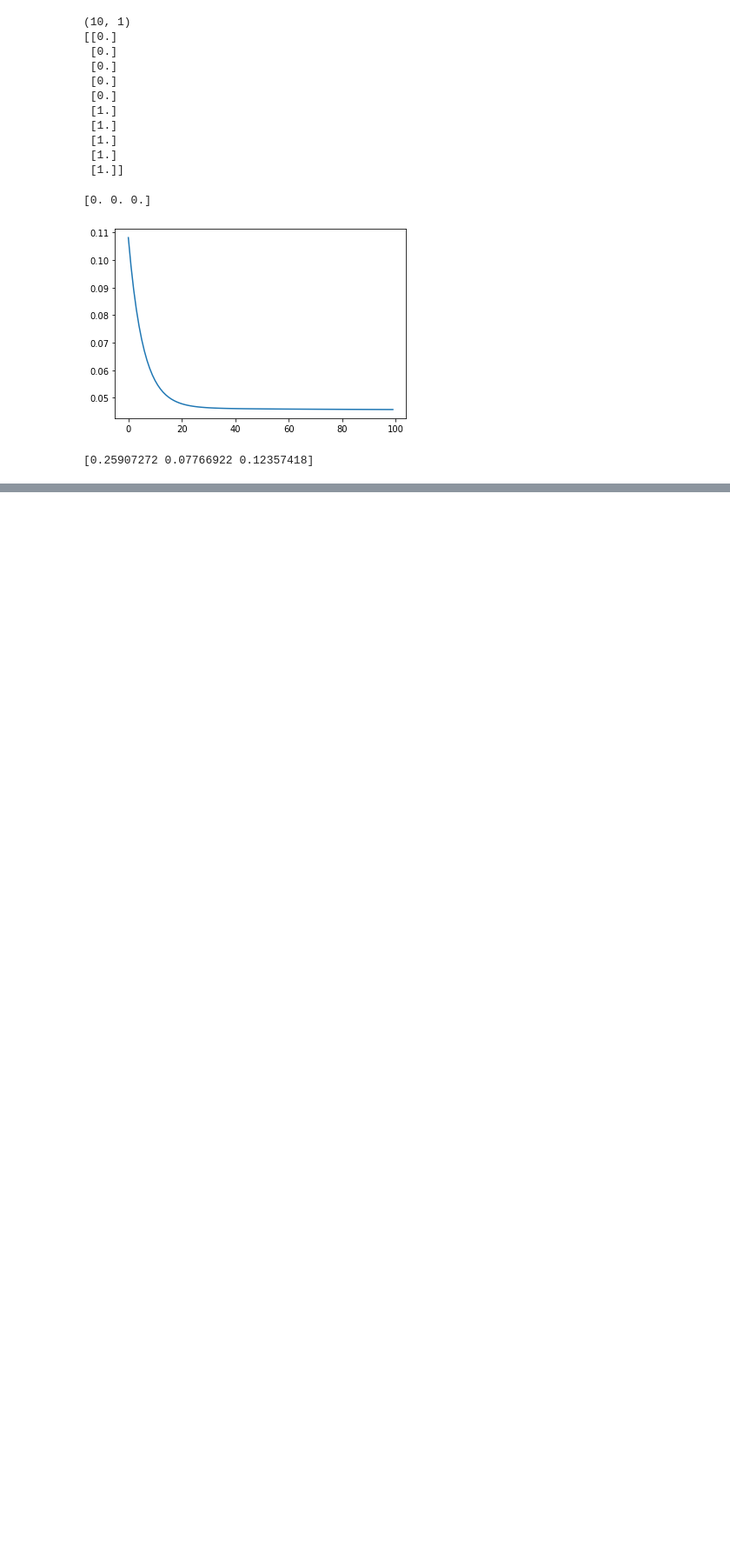
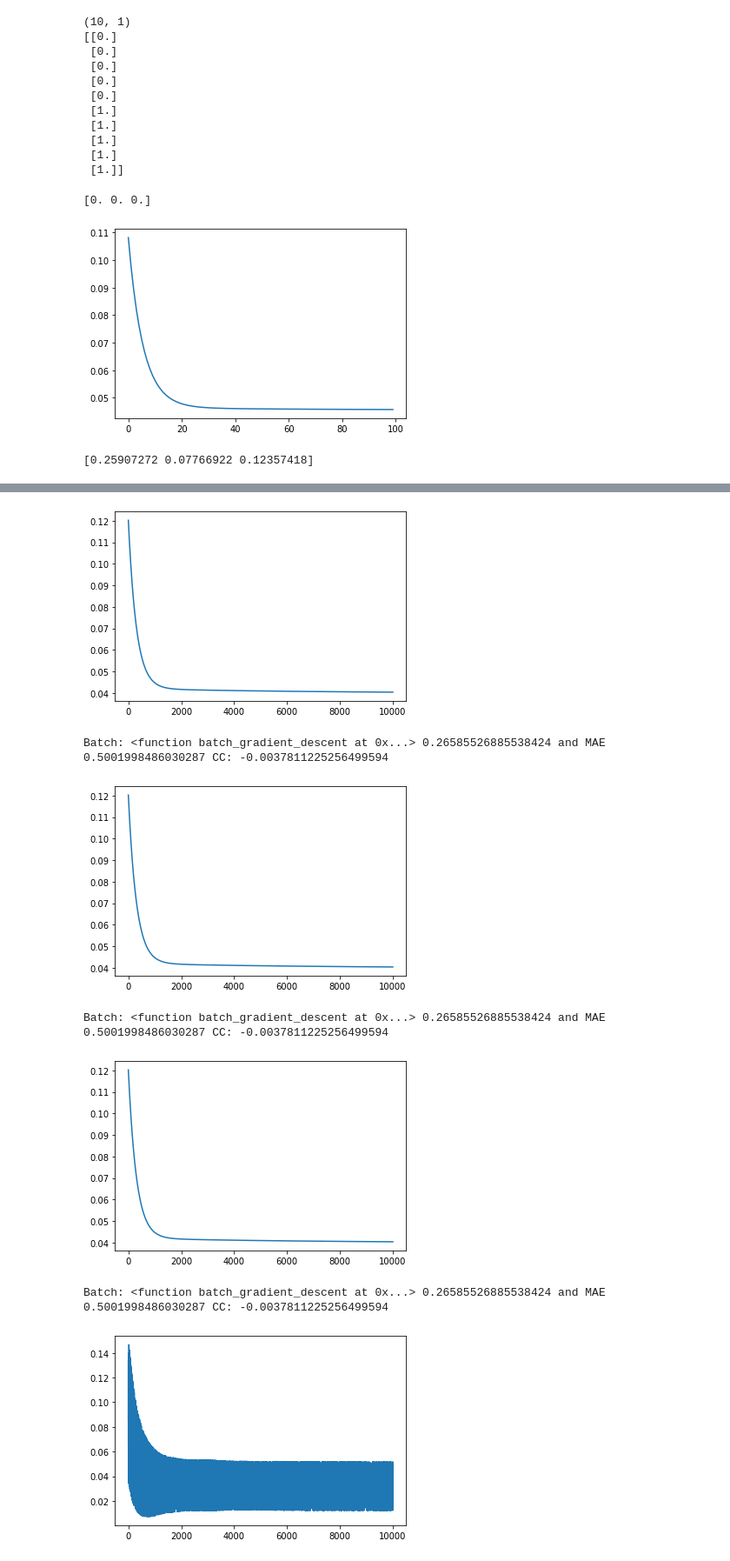
Before and after one commit to sanchitkalra/bits-f312-nnfl, a Jupyter notebook: Assignment_1_Q1.ipynb, the cells around one changed output, grey strips where cells are left out. Shown at 87% size. Drawn from its saved outputs; the diff is of its cells as text; code cells hidden in the pictures; blank space fills up the shorter version.

```diff
--- a/Assignment_1_Q1.ipynb
+++ b/Assignment_1_Q1.ipynb
@@ -344 +349,50 @@ Batch: <function MB_gradient_descent at 0x...> 0.26503189546395595 and MAE 0.499
 ... (6 outputs left out)
+# %%
+# Implement Grid Search to find optimal parameters
+
+alphas = [0.001,0.1,0.05]
+lambs = [0.3,0.5,0.01]
+iterationss = [10000,12000,18000]
+batch_size = 40
+
+for alpha in alphas:
+  for lamb in lambs:
+    for iters in iterationss:
+      for algorithm in [batch_gradient_descent, MB_gradient_descent, stochastic_gradient_descent]: # three algos
+        for j in range(3): # 3 kinds of regularisation
+          if j == 0: ## no regularisation
+            lamb = 0
+            if algorithm == MB_gradient_descent:
+              calc_w,J_his = algorithm(X = X, y = y, w = w, alpha = alpha, iters = iters, batch_size = batch_size, lamb = lamb)
+            else:
+              calc_w,J_his = algorithm(X = X,y = y,w = w,alpha = alpha,iters = iters,lamb = lamb)
+            plt.plot(range(iters),J_his)
+            plt.show()
+            pr = make_pred(calc_w)
+            print("Batch: " + str(algorithm) + " " + str(meanSquareError(pr, y_test)) + " and MAE " + str(meanAbsoluteError(pr, y_test)) + " CC: " + str(CC(np.array([y_test]).T, np.array([pr]).T)[0][0]))
+          elif j == 1: ## l2 reg
+            if algorithm == MB_gradient_descent:
+              calc_w,J_his = algorithm(X = X, y = y, w = w, alpha = alpha, iters = iters, batch_size = batch_size, lamb = lamb, l2 = True)
+            else:
+              calc_w,J_his = algorithm(X = X,y = y,w = w,alpha = alpha,iters = iters,lamb = lamb, l2 = True)
+            plt.plot(range(iters),J_his)
+            plt.show()
+            pr = make_pred(calc_w)
+            print("Batch: " + str(algorithm) + " " + str(meanSquareError(pr, y_test)) + " and MAE " + str(meanAbsoluteError(pr, y_test)) + " CC: " + str(CC(np.array([y_test]).T, np.array([pr]).T)[0][0]))
+          else:
+            if algorithm == MB_gradient_descent:
+              calc_w,J_his = algorithm(X = X, y = y, w = w, alpha = alpha, iters = iters, batch_size = batch_size, lamb = lamb, l2 = False)
+            else:
+              calc_w,J_his = algorithm(X = X,y = y,w = w,alpha = alpha,iters = iters,lamb = lamb, l2 = False)
+            plt.plot(range(iters),J_his)
+            plt.show()
+            pr = make_pred(calc_w)
+            print("Batch: " + str(algorithm) + " " + str(meanSquareError(pr, y_test)) + " and MAE " + str(meanAbsoluteError(pr, y_test)) + " CC: " + str(CC(np.array([y_test]).T, np.array([pr]).T)[0][0]))
+# %% [output]
+[figure, added]
+Batch: <function batch_gradient_descent at 0x...> 0.26585526885538424 and MAE 0.5001998486030287 CC: -0.0037811225256499594
+[figure, added]
+Batch: <function batch_gradient_descent at 0x...> 0.26585526885538424 and MAE 0.5001998486030287 CC: -0.0037811225256499594
+[figure, added]
+Batch: <function batch_gradient_descent at 0x...> 0.26585526885538424 and MAE 0.5001998486030287 CC: -0.0037811225256499594
+[figure, added]
```
Also changed, not shown: parts of 11 cells of this notebook.
